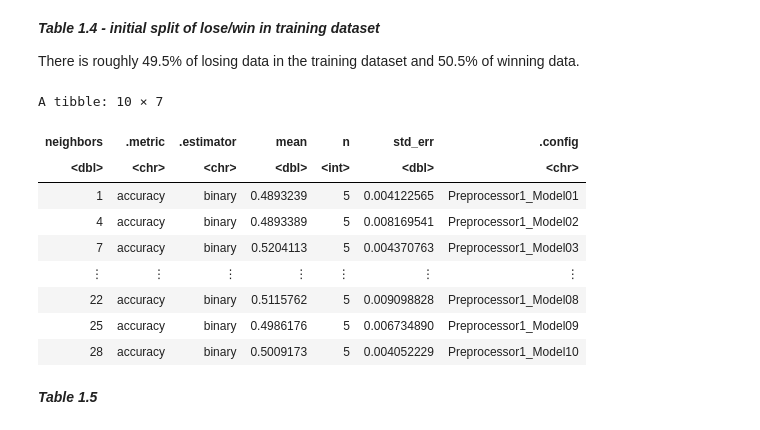
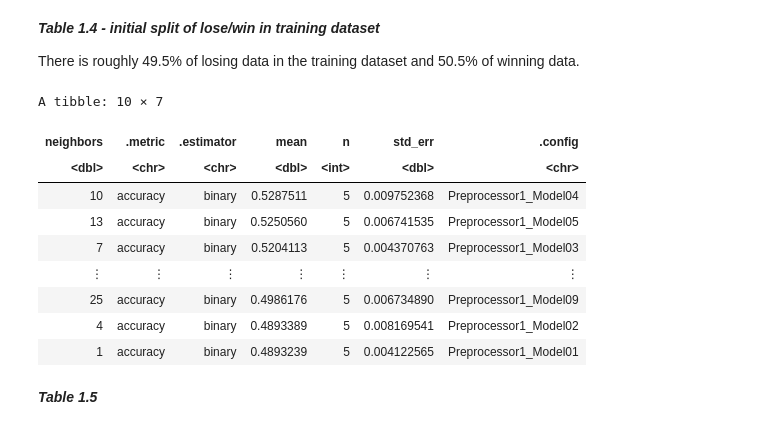
Before and after one commit to bearmohawk/DSCI-100-2022_autumn-Group-37, a Jupyter notebook: Project report Group 37-Copy1.ipynb, the cells around one changed output. Saved outputs shown, nothing was run; the diff lists cells and outputs as text; code cells hidden in the pictures.

```diff
--- a/Project report Group 37-Copy1.ipynb
+++ b/Project report Group 37-Copy1.ipynb
@@ -200,18 +200,18 @@ accuracies <- knn_results |>
   filter(.metric == "accuracy")
 # %%
 #Table 1.5 This is the accuracy table for each k value from 1 to 30 counting by 3
-accuracies
+accuracies |>  arrange(desc(mean))
 # %% [output]
 A tibble: 10 × 7
 | neighbors | .metric | .estimator | mean | n | std_err | .config |
 | <dbl> | <chr> | <chr> | <dbl> | <int> | <dbl> | <chr> |
-| 1 | accuracy | binary | 0.4893239 | 5 | 0.004122565 | Preprocessor1_Model01 |
-| 4 | accuracy | binary | 0.4893389 | 5 | 0.008169541 | Preprocessor1_Model02 |
+| 10 | accuracy | binary | 0.5287511 | 5 | 0.009752368 | Preprocessor1_Model04 |
+| 13 | accuracy | binary | 0.5250560 | 5 | 0.006741535 | Preprocessor1_Model05 |
 | 7 | accuracy | binary | 0.5204113 | 5 | 0.004370763 | Preprocessor1_Model03 |
 | ⋮ | ⋮ | ⋮ | ⋮ | ⋮ | ⋮ | ⋮ |
-| 22 | accuracy | binary | 0.5115762 | 5 | 0.009098828 | Preprocessor1_Model08 |
 | 25 | accuracy | binary | 0.4986176 | 5 | 0.006734890 | Preprocessor1_Model09 |
-| 28 | accuracy | binary | 0.5009173 | 5 | 0.004052229 | Preprocessor1_Model10 |
+| 4 | accuracy | binary | 0.4893389 | 5 | 0.008169541 | Preprocessor1_Model02 |
+| 1 | accuracy | binary | 0.4893239 | 5 | 0.004122565 | Preprocessor1_Model01 |
 # %% [markdown]
 _**Table 1.5**_
 # %%
```
Also changed, not shown: parts of 17 cells of this notebook.
